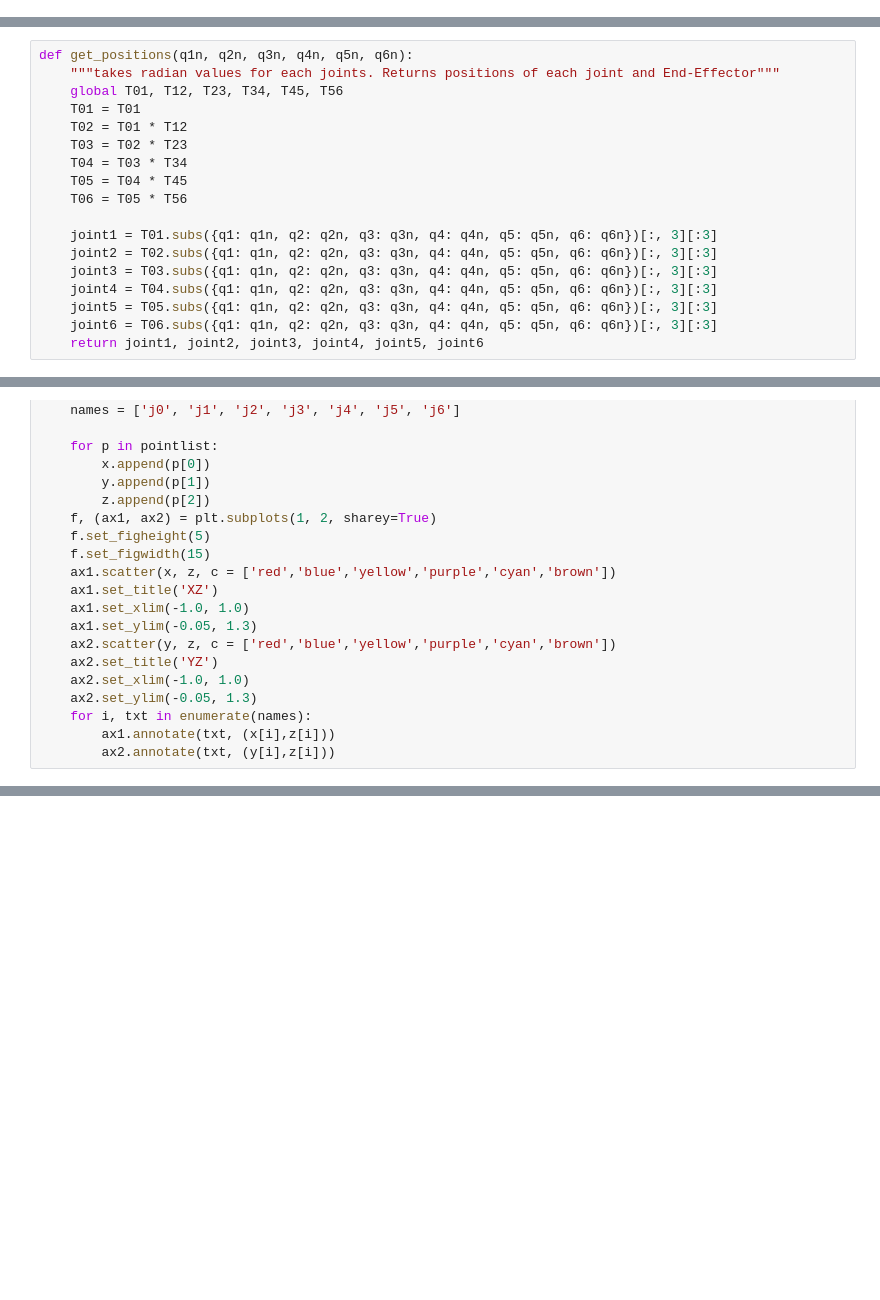
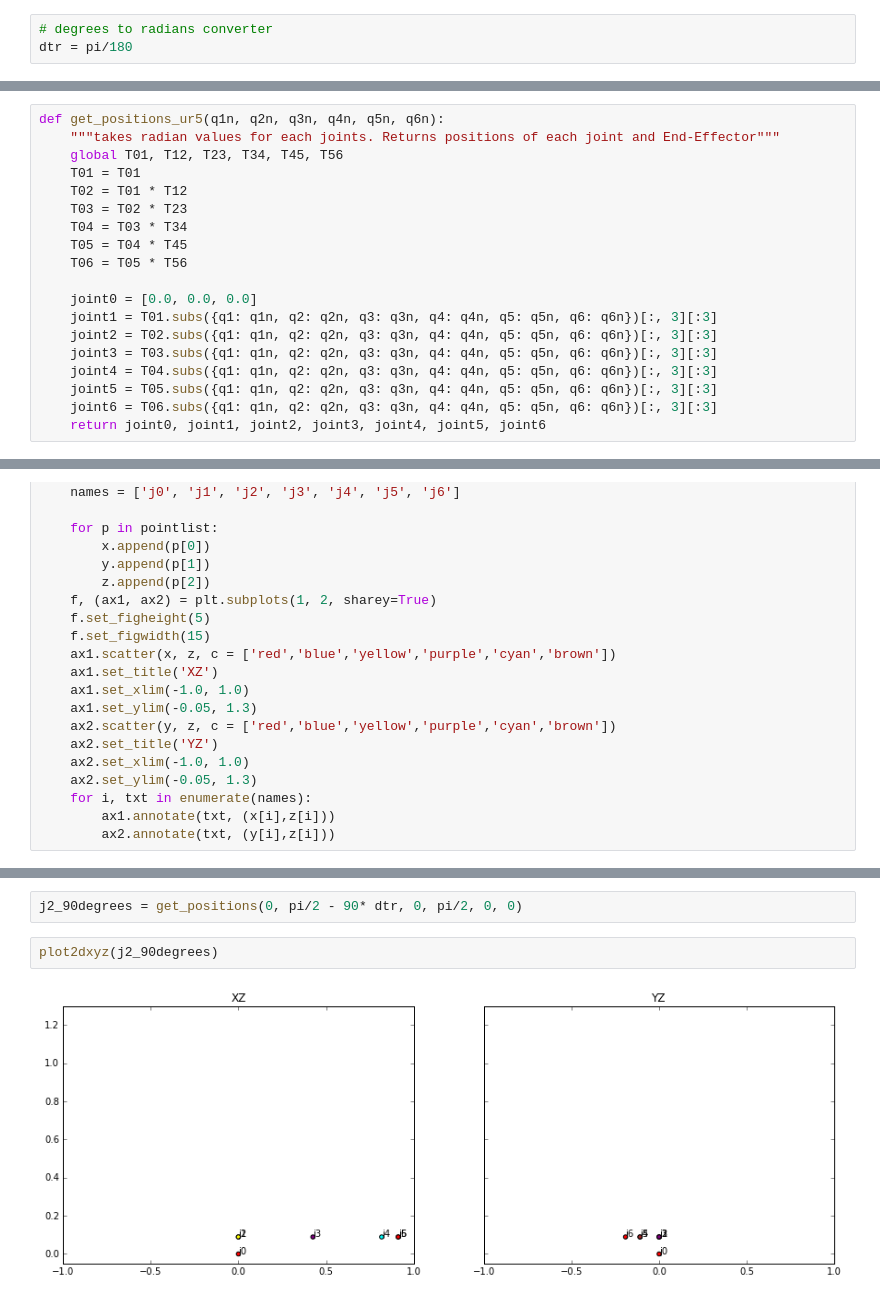
Before and after one commit to uliludmann/multibody_dynamics, a Jupyter notebook: Multibody Dynamics Caluclation.ipynb, the cells around one changed output, grey strips where cells are left out. Saved outputs shown, nothing was run; the diff lists cells and outputs as text; blank space fills up the shorter version.

```diff
--- a/Multibody Dynamics Caluclation.ipynb
+++ b/Multibody Dynamics Caluclation.ipynb
@@ -30,6 +29,9 @@ q1d, q2d, q3d, q4d, q5d, q6d = dynamicsymbols('q1:7', 1)
 a0, a1, a2, a3, a4, a5 = symbols('a0:6')
 alpha0, alpha1, alpha2, alpha3, alpha4, alpha5 = symbols('alpha0:6')
 d1, d2, d3, d4, d5, d6 = symbols('d1:7')
+# %%
+# degrees to radians converter
+dtr = pi/180
 # %% [markdown]
 ## Forward Kinematics
 # %% [markdown]
@@ -70,7 +72,7 @@ T34 = dh_transformation_step(alpha3, a3, d4, q4).subs(dh_params)
 T45 = dh_transformation_step(alpha4, a4, d5, q5).subs(dh_params)
 T56 = dh_transformation_step(alpha5, a5, d6, q6).subs(dh_params)
 # %%
-def get_positions(q1n, q2n, q3n, q4n, q5n, q6n):
+def get_positions_ur5(q1n, q2n, q3n, q4n, q5n, q6n):
     """takes radian values for each joints. Returns positions of each joint and End-Effector"""
     global T01, T12, T23, T34, T45, T56
     T01 = T01
@@ -80,13 +82,14 @@ def get_positions(q1n, q2n, q3n, q4n, q5n, q6n):
     T05 = T04 * T45
     T06 = T05 * T56
 
+    joint0 = [0.0, 0.0, 0.0]
     joint1 = T01.subs({q1: q1n, q2: q2n, q3: q3n, q4: q4n, q5: q5n, q6: q6n})[:, 3][:3]
     joint2 = T02.subs({q1: q1n, q2: q2n, q3: q3n, q4: q4n, q5: q5n, q6: q6n})[:, 3][:3]
     joint3 = T03.subs({q1: q1n, q2: q2n, q3: q3n, q4: q4n, q5: q5n, q6: q6n})[:, 3][:3]
     joint4 = T04.subs({q1: q1n, q2: q2n, q3: q3n, q4: q4n, q5: q5n, q6: q6n})[:, 3][:3]
     joint5 = T05.subs({q1: q1n, q2: q2n, q3: q3n, q4: q4n, q5: q5n, q6: q6n})[:, 3][:3]
     joint6 = T06.subs({q1: q1n, q2: q2n, q3: q3n, q4: q4n, q5: q5n, q6: q6n})[:, 3][:3]
-    return joint1, joint2, joint3, joint4, joint5, joint6
+    return joint0, joint1, joint2, joint3, joint4, joint5, joint6
 # %%
 j1, j2, j3, j4, j5, j6 = get_positions(0, pi/2, 0, pi/2, 0, 0)
 # %%
@@ -168,0 +170,6 @@ plot2dxyz([j0, j1, j2, j3, j4, j5, j6])
+# %%
+j2_90degrees = get_positions(0, pi/2 - 90* dtr, 0, pi/2, 0, 0)
+# %%
+plot2dxyz(j2_90degrees)
+# %% [output]
+[figure, added]
```
Also changed, not shown: parts of 32 cells of this notebook.
